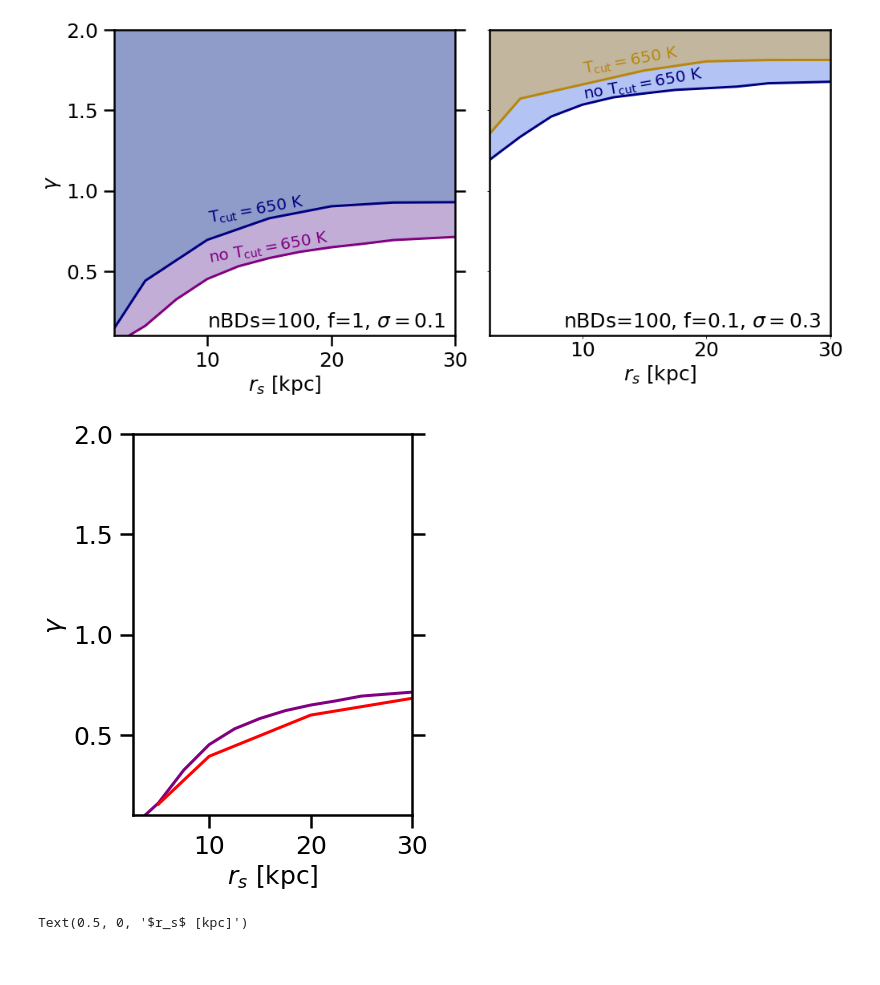
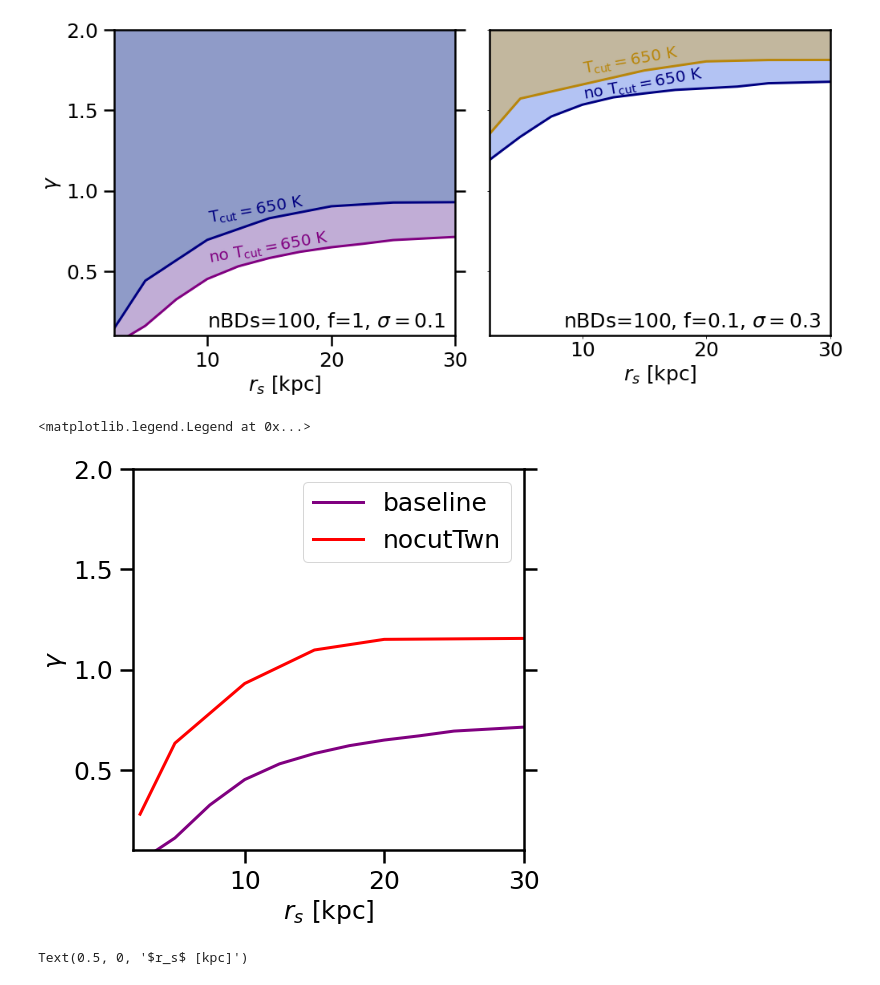
Before and after one commit to SvPoder/exoplanets, a Jupyter notebook: jupyter-notebook/experimental_sensitivity.ipynb, the cells around one changed output. Drawn from its saved outputs; the diff is of its cells as text; code cells hidden in the pictures.

```diff
--- a/jupyter-notebook/experimental_sensitivity.ipynb
+++ b/jupyter-notebook/experimental_sensitivity.ipynb
@@ -1069,36 +1069,37 @@ fig.savefig("sensitivity_fixedT10v100_vs_fixedT10v100Tcut650_nBDs100f1.0sigma0.1
 # %% [output]
 [figure]
 # %%
-fig, ax = plt.subplots(1, 1, figsize=(5, 7))
+fig, ax = plt.subplots(1, 1, figsize=(7, 7))
 
 plt.rcParams['axes.linewidth'] = 2.5
 plt.rc('text', usetex=False)
 plt.rc('font', family='serif',size=25)
 
 ax.tick_params(which='major',direction="out",width=2.5,length=13,right=True,top=False,pad=7)
 
 path="../python/data_UL/"
 
 line_col = 'purple'
 
 smooth=0.8
 
 ex="fixedT10v100"; nBDs=100; f=1.; sigma=0.1
 data = np.genfromtxt(path + "UL_" + ex + "_nBDs%i_f%.1f_steps200_sigma%.1f_Asimov.dat"
                          %(nBDs, f, sigma), unpack=True)
-ax.plot(data[0], gaussian_filter1d(data[1], sigma=smooth), color=line_col, lw=3.)
+ax.plot(data[0], gaussian_filter1d(data[1], sigma=smooth), color=line_col, lw=3., label="baseline")
 
 line_col = 'red'
 
-ex="fixedT10v100"; nBDs=100; f=1.; sigma=0.1
-data = np.genfromtxt("../python/UL_" + ex + "_nBDs%i_f%.1f_steps200_sigma%.1f_Asimov.dat"
+ex="fixedT10v100Tcut650_nocutTwn"; nBDs=100; f=1.; sigma=0.1
+data = np.genfromtxt(path + "UL_" + ex + "_nBDs%i_f%.1f_steps200_sigma%.1f_Asimov.dat"
                        %(nBDs, f, sigma), unpack=True)
-ax.plot(data[0], gaussian_filter1d(data[1], sigma=smooth), color=line_col, lw=3.)
+ax.plot(data[0], gaussian_filter1d(data[1], sigma=smooth), color=line_col, lw=3., label="nocutTwn")
 
 ax.set_ylabel(r"$\gamma$"); ax.set_xlabel("$r_s$ [kpc]")
-ax.set_xlim(2.5, 30.); ax.set_ylim(0.1, 2.);
+ax.set_xlim(2., 30.); ax.set_ylim(0.1, 2.); ax.legend()
 # %% [output]
+<matplotlib.legend.Legend at 0x...>
-[figure, old version]
+[figure, new version]
 # %%
 fig, ax = plt.subplots(1, 1, figsize=(7, 7))
 
```
Also changed, not shown: 4 other files.
